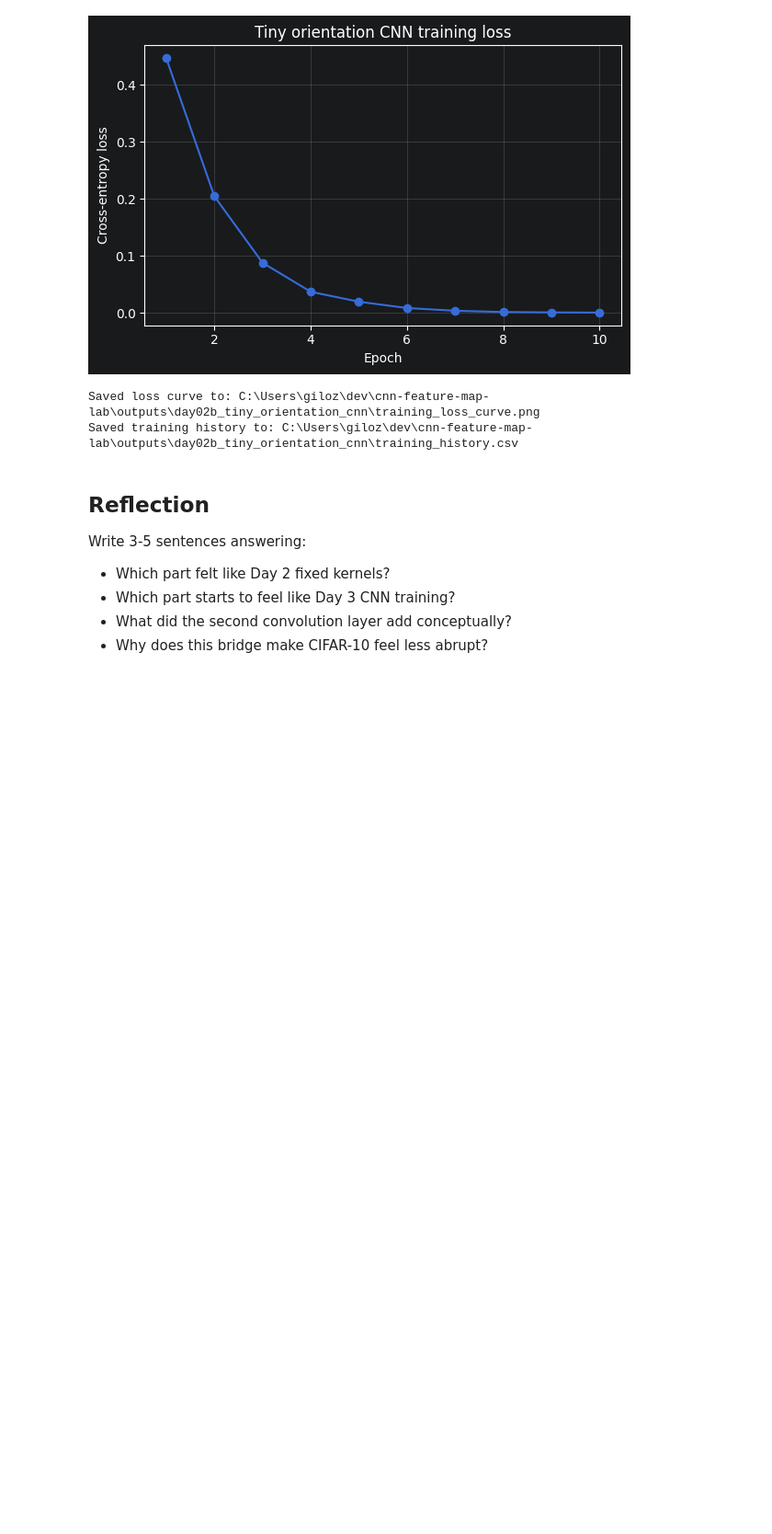
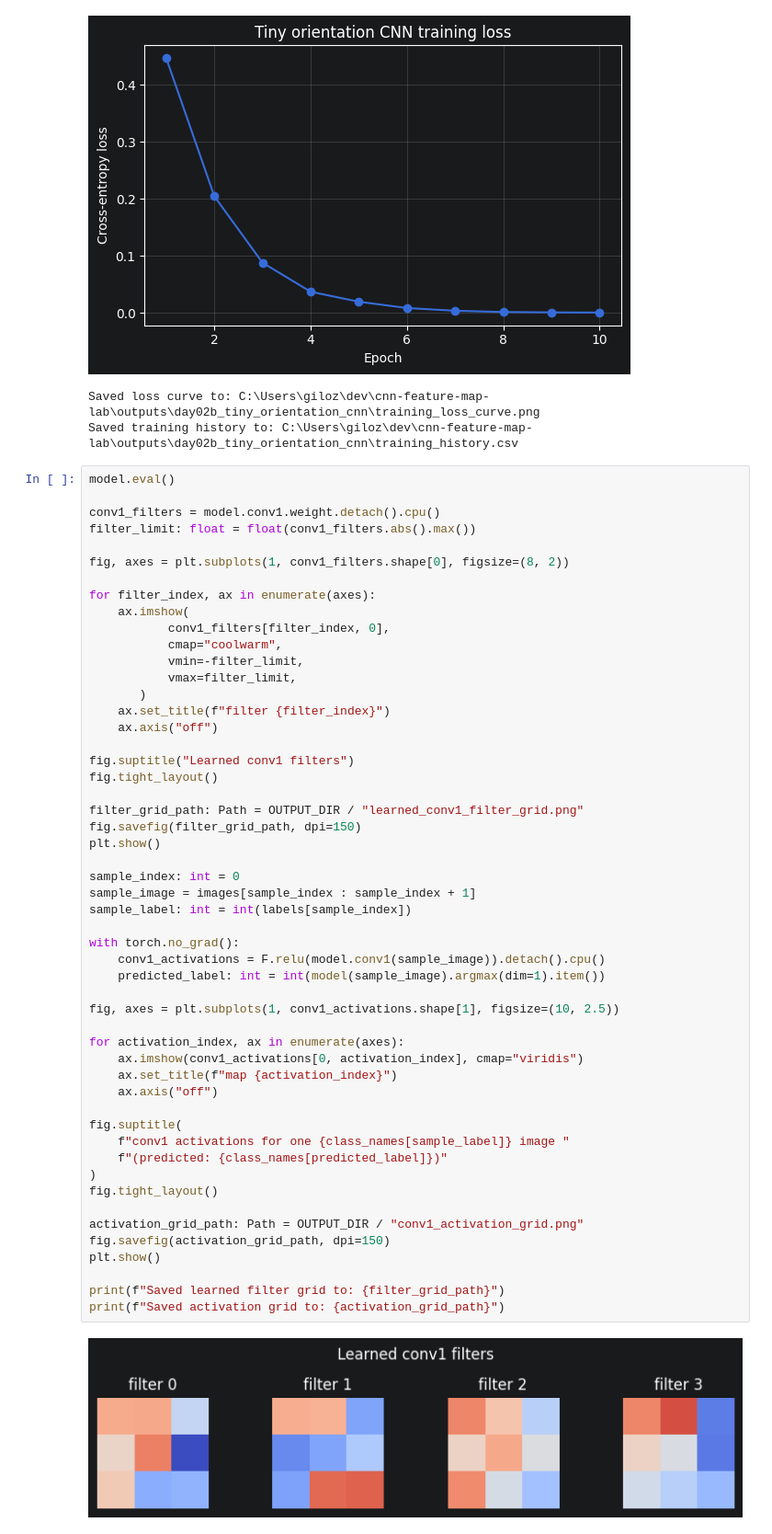
Before and after one commit to majorgilles/cnn-feature-map-lab, a Jupyter notebook: notebooks/02b_tiny_orientation_cnn.ipynb, the cells around one changed output. Shown at 92% size. Drawn from its saved outputs; the diff is of its cells as text; blank space fills up the shorter version.

```diff
--- a/notebooks/02b_tiny_orientation_cnn.ipynb
+++ b/notebooks/02b_tiny_orientation_cnn.ipynb
@@ -387,12 +387,57 @@ print(f"Saved training history to: {history_table_path}")
 [figure]
 Saved loss curve to: C:\Users\giloz\dev\cnn-feature-map-lab\outputs\day02b_tiny_orientation_cnn\training_loss_curve.png
 Saved training history to: C:\Users\giloz\dev\cnn-feature-map-lab\outputs\day02b_tiny_orientation_cnn\training_history.csv
-# %% [markdown]
-## Reflection
-
-Write 3-5 sentences answering:
-
-- Which part felt like Day 2 fixed kernels?
-- Which part starts to feel like Day 3 CNN training?
-- What did the second convolution layer add conceptually?
-- Why does this bridge make CIFAR-10 feel less abrupt?
+# %%
+model.eval()
+
+conv1_filters = model.conv1.weight.detach().cpu()
+filter_limit: float = float(conv1_filters.abs().max())
+
+fig, axes = plt.subplots(1, conv1_filters.shape[0], figsize=(8, 2))
+
+for filter_index, ax in enumerate(axes):
+    ax.imshow(
+           conv1_filters[filter_index, 0],
+           cmap="coolwarm",
+           vmin=-filter_limit,
+           vmax=filter_limit,
+       )
+    ax.set_title(f"filter {filter_index}")
+    ax.axis("off")
+
+fig.suptitle("Learned conv1 filters")
+fig.tight_layout()
+
+filter_grid_path: Path = OUTPUT_DIR / "learned_conv1_filter_grid.png"
+fig.savefig(filter_grid_path, dpi=150)
+plt.show()
+
+sample_index: int = 0
+sample_image = images[sample_index : sample_index + 1]
+sample_label: int = int(labels[sample_index])
+
+with torch.no_grad():
+    conv1_activations = F.relu(model.conv1(sample_image)).detach().cpu()
+    predicted_label: int = int(model(sample_image).argmax(dim=1).item())
+
+fig, axes = plt.subplots(1, conv1_activations.shape[1], figsize=(10, 2.5))
+
+for activation_index, ax in enumerate(axes):
+    ax.imshow(conv1_activations[0, activation_index], cmap="viridis")
+    ax.set_title(f"map {activation_index}")
+    ax.axis("off")
+
+fig.suptitle(
+    f"conv1 activations for one {class_names[sample_label]} image "
+    f"(predicted: {class_names[predicted_label]})"
+)
+fig.tight_layout()
+
+activation_grid_path: Path = OUTPUT_DIR / "conv1_activation_grid.png"
+fig.savefig(activation_grid_path, dpi=150)
+plt.show()
+
+print(f"Saved learned filter grid to: {filter_grid_path}")
+print(f"Saved activation grid to: {activation_grid_path}")
+# %% [output]
+[figure, added]
```
Also changed, not shown: parts of 2 cells of this notebook, 2 other files.
